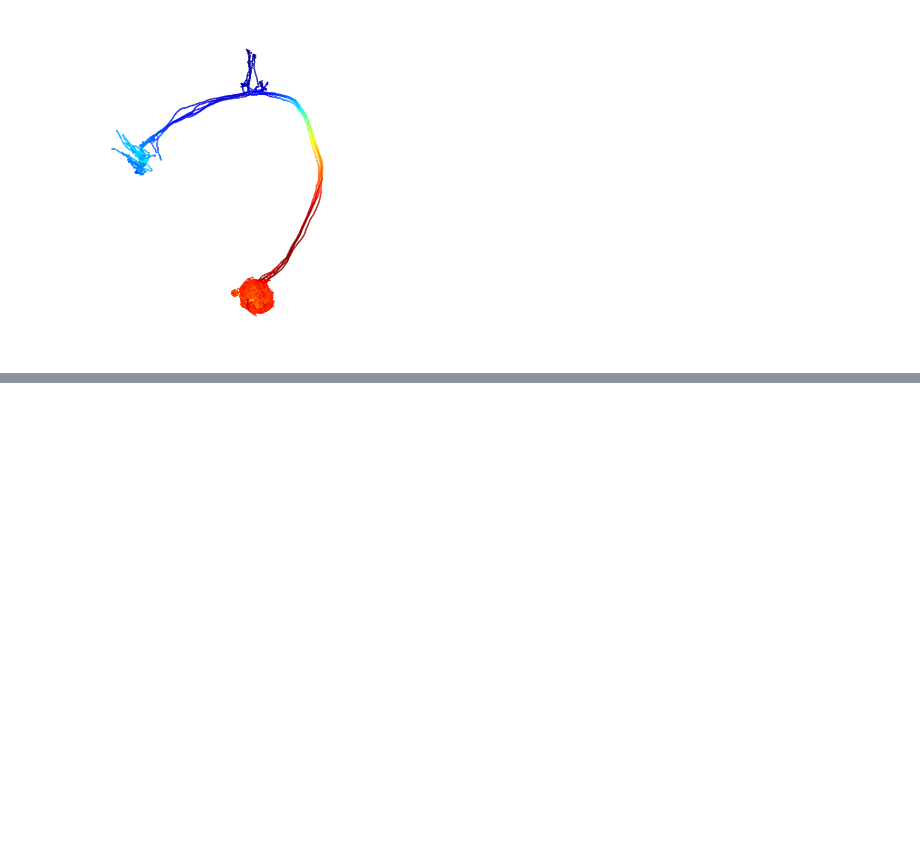
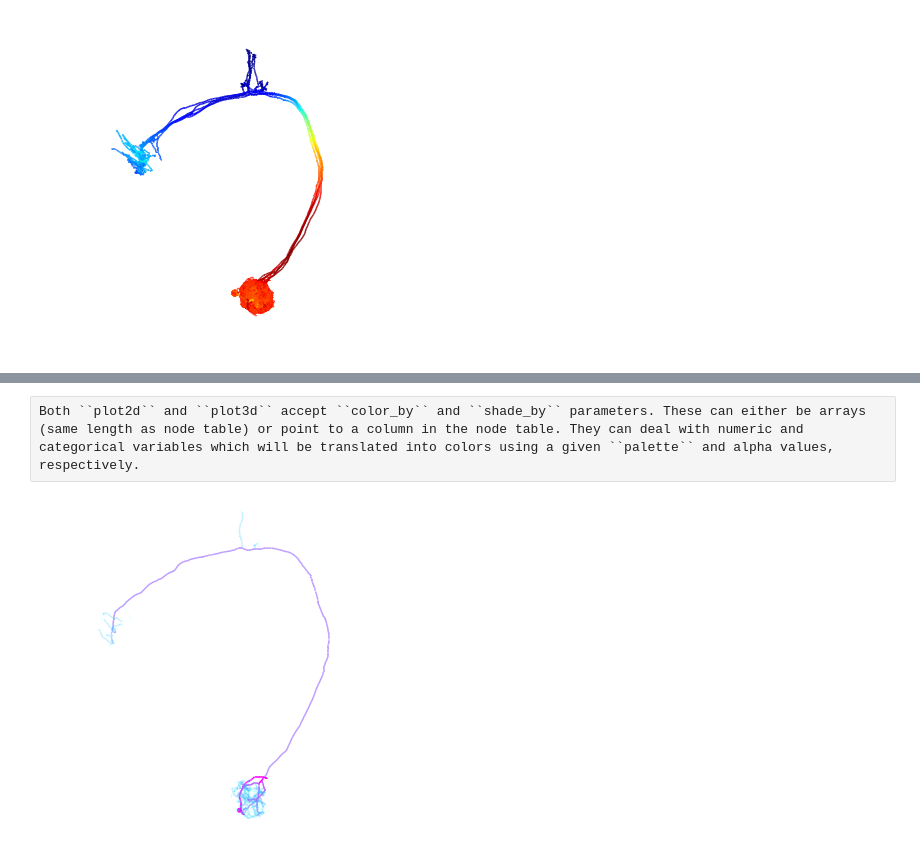
Before and after one commit to navis-org/navis, a Jupyter notebook: docs/source/tutorials/plotting.ipynb, the cells around one changed output, grey strips where cells are left out. Saved outputs shown, nothing was run; the diff lists cells and outputs as text; code cells hidden in the pictures; blank space fills up the shorter version.

```diff
--- a/docs/source/tutorials/plotting.ipynb
+++ b/docs/source/tutorials/plotting.ipynb
@@ -351,0 +350,7 @@ plt.show()
+# %%
+# Fist calculate Strahler indices
+n = nl[0].reroot(nl[0].soma)
+navis.strahler_index(n)
+
+# Note the new column in the node table
+n.nodes.head()
@@ -351,0 +364,14 @@ plt.show()
+# %% [raw]
+Both ``plot2d`` and ``plot3d`` accept ``color_by`` and ``shade_by`` parameters. These can either be arrays (same length as node table) or point to a column in the node table. They can deal with numeric and categorical variables which will be translated into colors using a given ``palette`` and alpha values, respectively.
+# %%
+fig, ax = navis.plot2d(n, method='3d',
+                       color_by='strahler_index',  # color based on Strahler index column
+                       shade_by='strahler_index',  # shade (alpha) based on Strahler index column
+                       palette='cool',             # accepts any matplotlib palette
+                       linewidth=1.5)
+
+ax.elev = ax.azim = -90
+ax.dist = 6
+plt.show()
+# %% [output]
+[figure, added]
```
Also changed, not shown: parts of 19 cells of this notebook, 5 other files.
